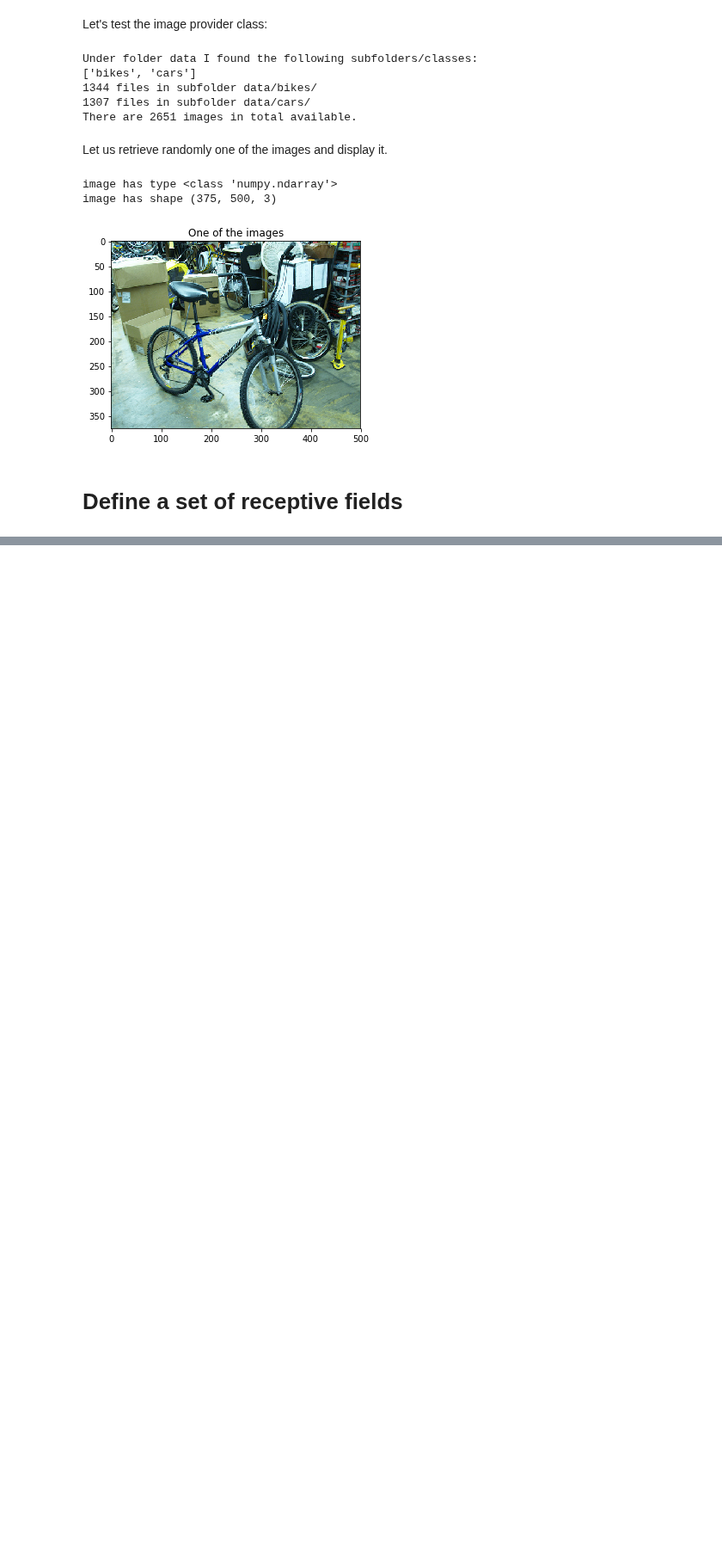
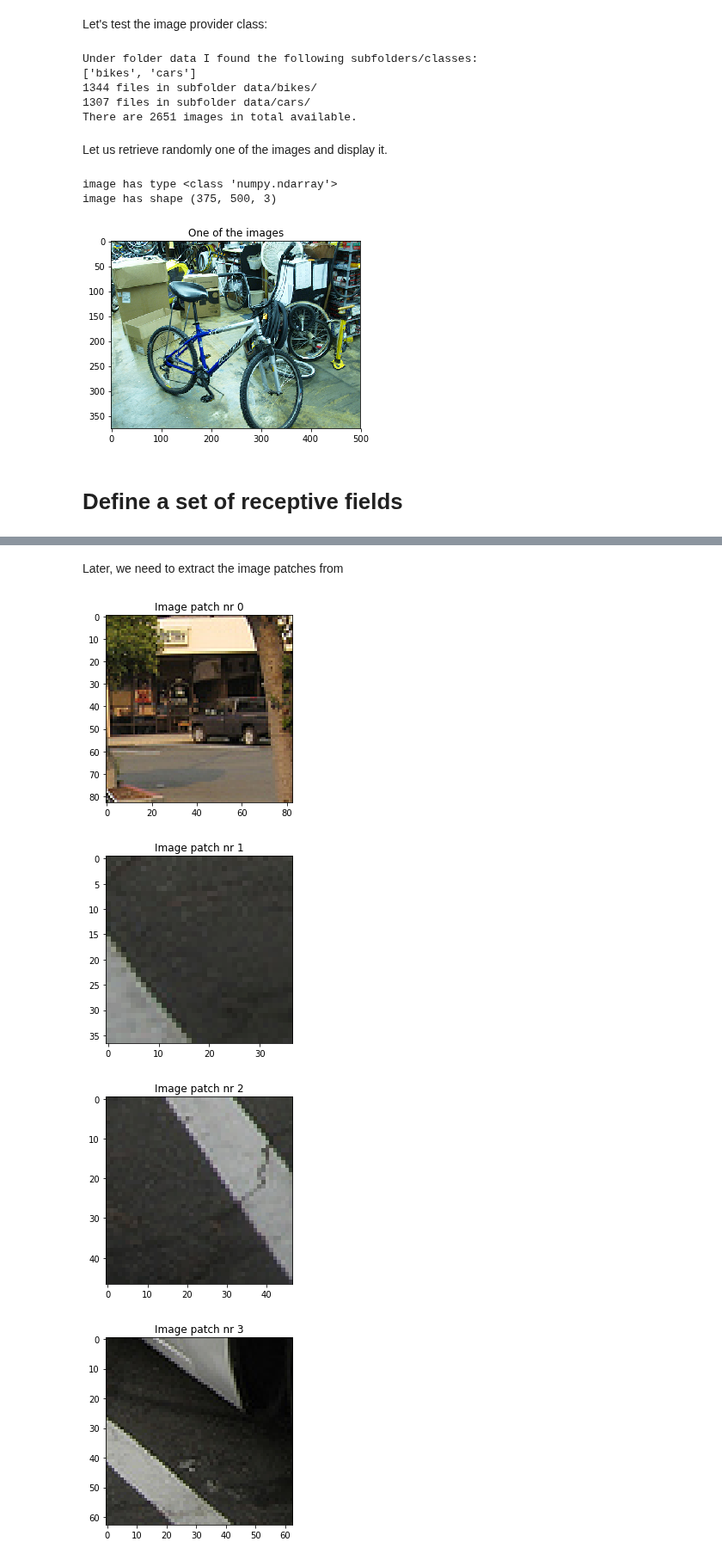
Before and after one commit to b3n3d17/DeepLearningCourse, a Jupyter notebook: 24_unsupervised_learning_of_filters/unsupervised_learning_of_filters.ipynb, the cells around one changed output, grey strips where cells are left out. Shown at 86% size. Drawn from its saved outputs; the diff is of its cells as text; code cells hidden in the pictures; blank space fills up the shorter version.

```diff
--- a/24_unsupervised_learning_of_filters/unsupervised_learning_of_filters.ipynb
+++ b/24_unsupervised_learning_of_filters/unsupervised_learning_of_filters.ipynb
@@ -167,0 +226,13 @@ my_receptive_fields.draw_into_image( image )
+# %% [markdown]
+Later, we need to extract the image patches from
+# %%
+all_img_patches = my_receptive_fields.get_all_image_patches( image )
+for img_patch_nr, img_patch in enumerate(all_img_patches):
+    plt.imshow(img_patch)
+    plt.title( "Image patch nr {}".format(img_patch_nr) )
+    plt.show()
+# %% [output]
+[figure, added]
+[figure, added]
+[figure, added]
+[figure, added]
```
Also changed, not shown: parts of 4 cells of this notebook.
